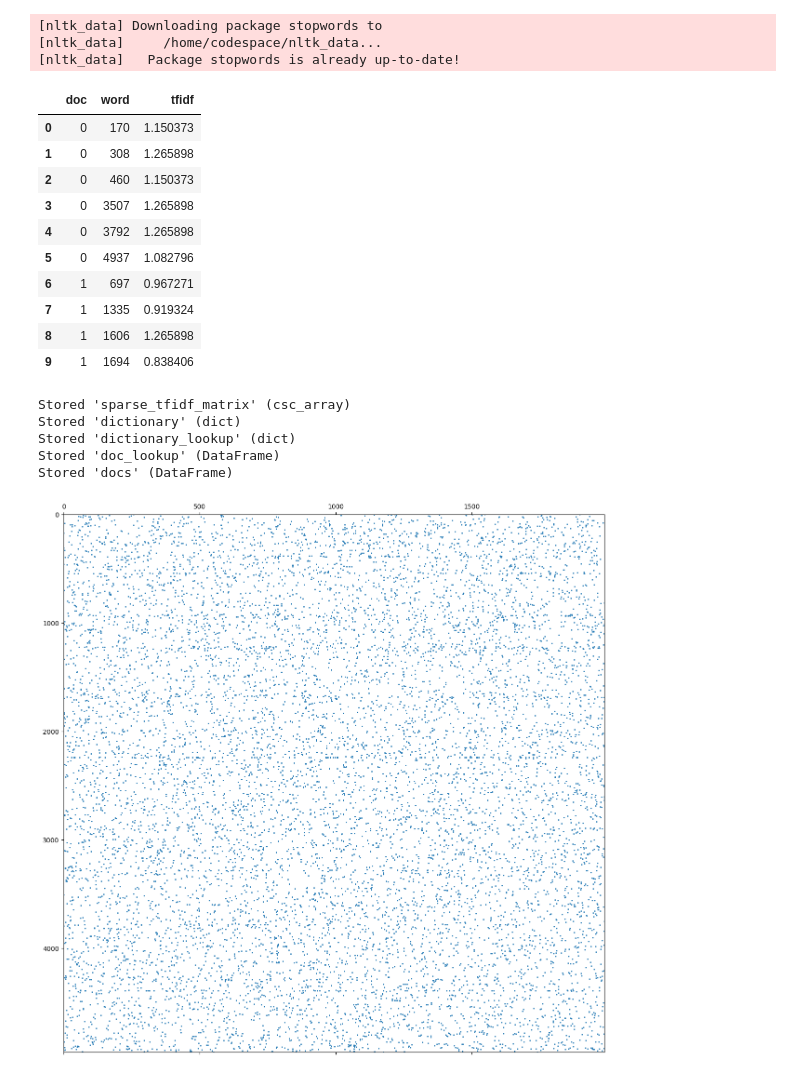
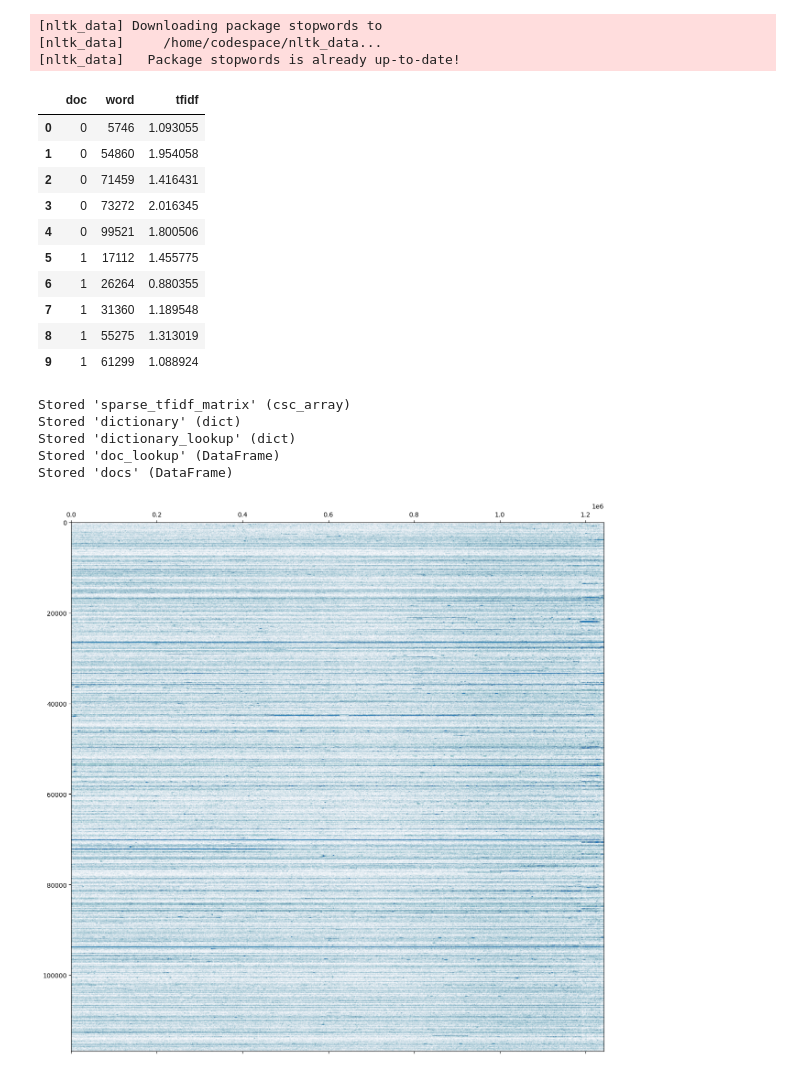
Before and after one commit to Using-Namespace-System/DensePMIWordVectors, a Jupyter notebook: notebooks/term-frequency-inverse-document-frequency.ipynb, the cells around one changed output. Cells and saved outputs as stored; diff of their text form; code cells hidden in the pictures.

```diff
--- a/notebooks/term-frequency-inverse-document-frequency.ipynb
+++ b/notebooks/term-frequency-inverse-document-frequency.ipynb
@@ -27,7 +27,9 @@ df['length'] = df.tokenized.map(len)
 df = df.loc[df.length > 1]
 
 #use random subset of corpus
-df=df.sample(frac=0.0016).reset_index()
+#df=df.sample(frac=0.0016).reset_index()
+
+df = df.reset_index()
 
 #flatten all words into single series
 ex = df.explode('tokenized')
@@ -120,33 +122,33 @@ tfidf = tfidf.to_numpy().T
 doc_lookup.head(10)
 # %% [output]
 |  | doc | word | tfidf |
-| 0 | 0 | 170 | 1.150373 |
-| 1 | 0 | 308 | 1.265898 |
-| 2 | 0 | 460 | 1.150373 |
-| 3 | 0 | 3507 | 1.265898 |
-| 4 | 0 | 3792 | 1.265898 |
-| 5 | 0 | 4937 | 1.082796 |
-| 6 | 1 | 697 | 0.967271 |
-| 7 | 1 | 1335 | 0.919324 |
-| 8 | 1 | 1606 | 1.265898 |
-| 9 | 1 | 1694 | 0.838406 |
+| 0 | 0 | 5746 | 1.093055 |
+| 1 | 0 | 54860 | 1.954058 |
+| 2 | 0 | 71459 | 1.416431 |
+| 3 | 0 | 73272 | 2.016345 |
+| 4 | 0 | 99521 | 1.800506 |
+| 5 | 1 | 17112 | 1.455775 |
+| 6 | 1 | 26264 | 0.880355 |
+| 7 | 1 | 31360 | 1.189548 |
+| 8 | 1 | 55275 | 1.313019 |
+| 9 | 1 | 61299 | 1.088924 |
 # %%
 sparse_tfidf_matrix = csr_array((tfidf[2],(tfidf[0],tfidf[1])), shape=(np.size(encoded_docs, 0),len(dictionary)), dtype=float).T
 
 #visualize sparse matrix
 fig = figure(figsize=(15,15))
 sparse_tfidf_matrix_visualization = fig.add_subplot(1,1,1)
-sparse_tfidf_matrix_visualization.spy(sparse_tfidf_matrix, markersize=1, aspect = 'auto')
+sparse_tfidf_matrix_visualization.spy(sparse_tfidf_matrix, markersize=0.007, aspect = 'auto')
 
 %store sparse_tfidf_matrix
 %store dictionary
 %store dictionary_lookup
 %store doc_lookup
 %store docs
 # %% [output]
 Stored 'sparse_tfidf_matrix' (csc_array)
 Stored 'dictionary' (dict)
 Stored 'dictionary_lookup' (dict)
 Stored 'doc_lookup' (DataFrame)
 Stored 'docs' (DataFrame)
-[figure, old version]
+[figure, new version]
```
Also changed, not shown: parts of 2 cells of this notebook, 4 other files.
